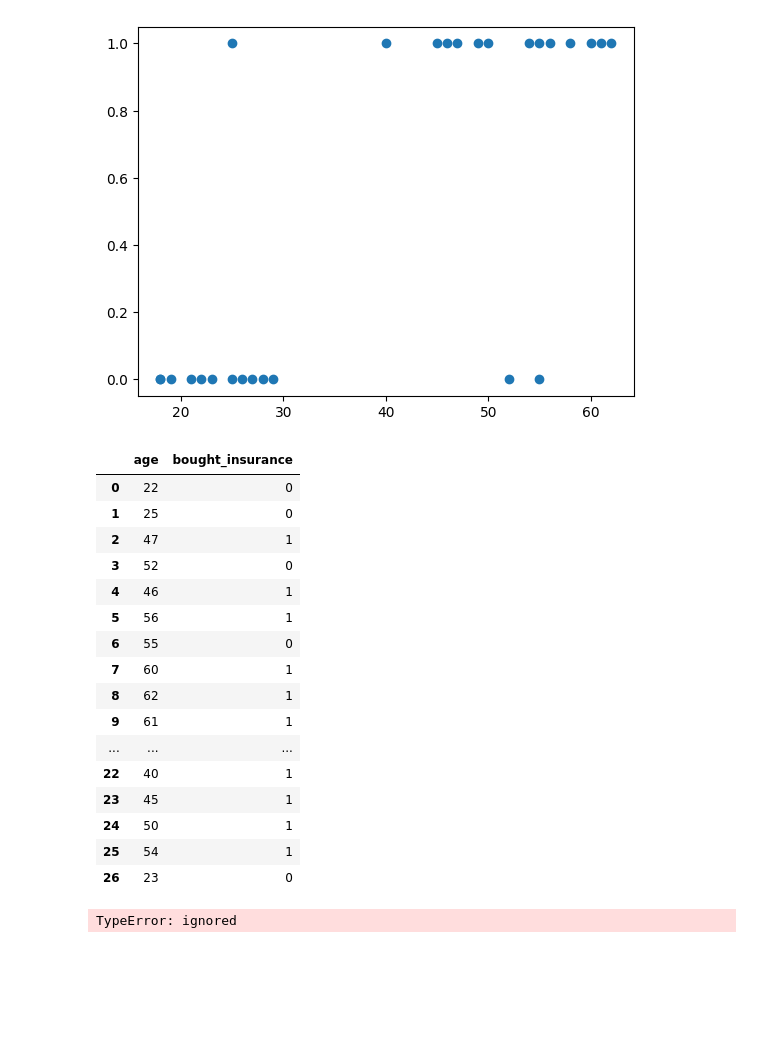
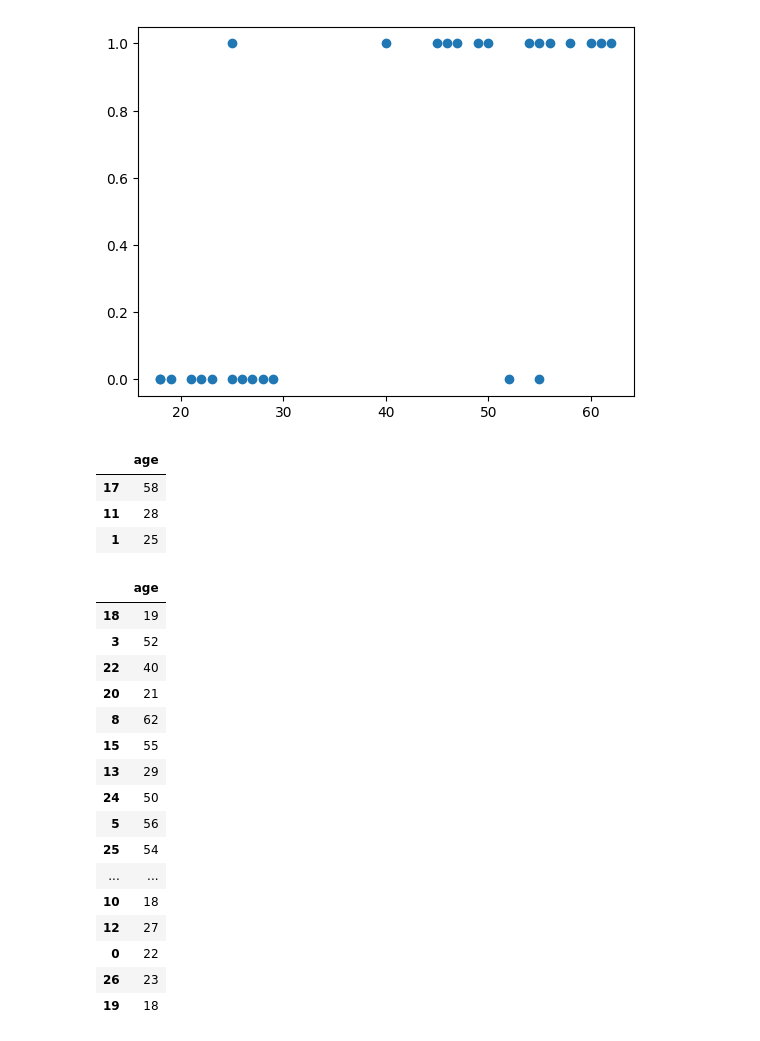
Before and after one commit to shivanginayak-bit/shivanginayak-bit, a Jupyter notebook: Pandas_Operations.ipynb, the cells around one changed output. Drawn from its saved outputs; the diff is of its cells as text; code cells hidden in the pictures; blank space fills up the shorter version.

```diff
--- a/Pandas_Operations.ipynb
+++ b/Pandas_Operations.ipynb
@@ -1379,25 +1371,31 @@ plt.scatter(df.age,df.bought_insurance)
 # %%
 from sklearn.model_selection import train_test_split
 df
+x_train,x_test,y_train,y_test=train_test_split(df[['age']],df.bought_insurance,test_size=0.1)
-# %% [output]
-|  | age | bought_insurance |
-| 0 | 22 | 0 |
-| 1 | 25 | 0 |
-| 2 | 47 | 1 |
-| 3 | 52 | 0 |
-| 4 | 46 | 1 |
-| 5 | 56 | 1 |
-| 6 | 55 | 0 |
-| 7 | 60 | 1 |
-| 8 | 62 | 1 |
-| 9 | 61 | 1 |
-| ... | ... | ... |
-| 22 | 40 | 1 |
-| 23 | 45 | 1 |
-| 24 | 50 | 1 |
-| 25 | 54 | 1 |
-| 26 | 23 | 0 |
-# %%
-train_test_split(df(('age')),df.bought_insurance,test_size)
-# %% [output]
-TypeError: ignored
+# %%
+x_test
+# %% [output]
+|  | age |
+| 17 | 58 |
+| 11 | 28 |
+| 1 | 25 |
+# %%
+x_train
+# %% [output]
+|  | age |
+| 18 | 19 |
+| 3 | 52 |
+| 22 | 40 |
+| 20 | 21 |
+| 8 | 62 |
+| 15 | 55 |
+| 13 | 29 |
+| 24 | 50 |
+| 5 | 56 |
+| 25 | 54 |
+| ... | ... |
+| 10 | 18 |
+| 12 | 27 |
+| 0 | 22 |
+| 26 | 23 |
+| 19 | 18 |
```
Also changed, not shown: parts of 5 cells of this notebook.
